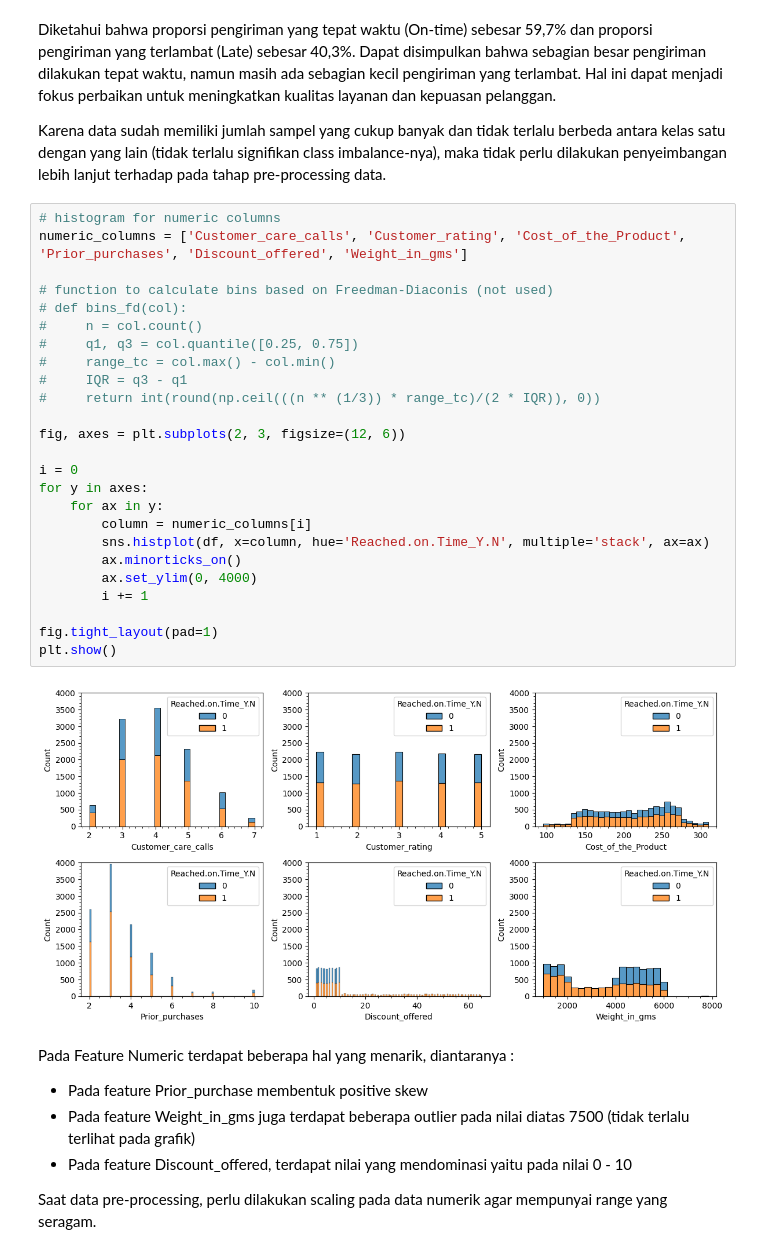
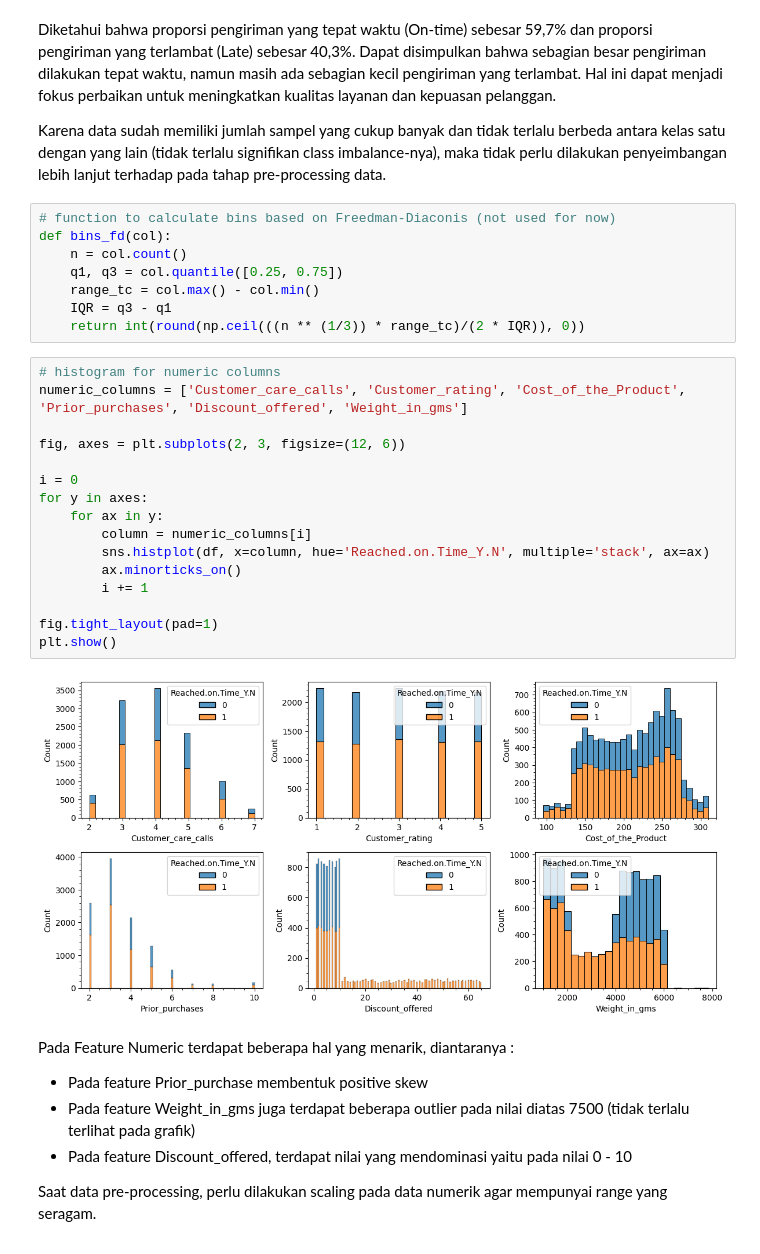
Before and after one commit to mezkymy/ecommerce-ds, a Jupyter notebook: Final_Project_DS_Rakamin_Batch_31_Kelompok_4_(Cobra).ipynb, the cells around one changed output. Cells and saved outputs as stored; diff of their text form.

```diff
--- a/Final_Project_DS_Rakamin_Batch_31_Kelompok_4_(Cobra).ipynb
+++ b/Final_Project_DS_Rakamin_Batch_31_Kelompok_4_(Cobra).ipynb
@@ -112,33 +112,32 @@ plt.show()
 Diketahui bahwa proporsi pengiriman yang tepat waktu (On-time) sebesar 59,7% dan proporsi pengiriman yang terlambat (Late) sebesar 40,3%. Dapat disimpulkan bahwa sebagian besar pengiriman dilakukan tepat waktu, namun masih ada sebagian kecil pengiriman yang terlambat. Hal ini dapat menjadi fokus perbaikan untuk meningkatkan kualitas layanan dan kepuasan pelanggan.
 
 Karena data sudah memiliki jumlah sampel yang cukup banyak dan tidak terlalu berbeda antara kelas satu dengan yang lain (tidak terlalu signifikan class imbalance-nya), maka tidak perlu dilakukan penyeimbangan lebih lanjut terhadap pada tahap pre-processing data.
+# %%
+# function to calculate bins based on Freedman-Diaconis (not used for now)
+def bins_fd(col):
+    n = col.count()
+    q1, q3 = col.quantile([0.25, 0.75])
+    range_tc = col.max() - col.min()
+    IQR = q3 - q1
+    return int(round(np.ceil(((n ** (1/3)) * range_tc)/(2 * IQR)), 0))
 # %%
 # histogram for numeric columns
 numeric_columns = ['Customer_care_calls', 'Customer_rating', 'Cost_of_the_Product', 'Prior_purchases', 'Discount_offered', 'Weight_in_gms']
-
-# function to calculate bins based on Freedman-Diaconis (not used)
-# def bins_fd(col):
-#     n = col.count()
-#     q1, q3 = col.quantile([0.25, 0.75])
-#     range_tc = col.max() - col.min()
-#     IQR = q3 - q1
-#     return int(round(np.ceil(((n ** (1/3)) * range_tc)/(2 * IQR)), 0))
 
 fig, axes = plt.subplots(2, 3, figsize=(12, 6))
 
 i = 0
 for y in axes:
     for ax in y:
         column = numeric_columns[i]
         sns.histplot(df, x=column, hue='Reached.on.Time_Y.N', multiple='stack', ax=ax)
         ax.minorticks_on()
-        ax.set_ylim(0, 4000)
         i += 1
 
 fig.tight_layout(pad=1)
 plt.show()
 # %% [output]
-[figure, old version]
+[figure, new version]
 # %% [markdown]
 Pada Feature Numeric terdapat beberapa hal yang menarik, diantaranya :
 <!-- - Feature Prior_purchase membentuk positive skew
```
Also changed, not shown: parts of 11 cells of this notebook.
